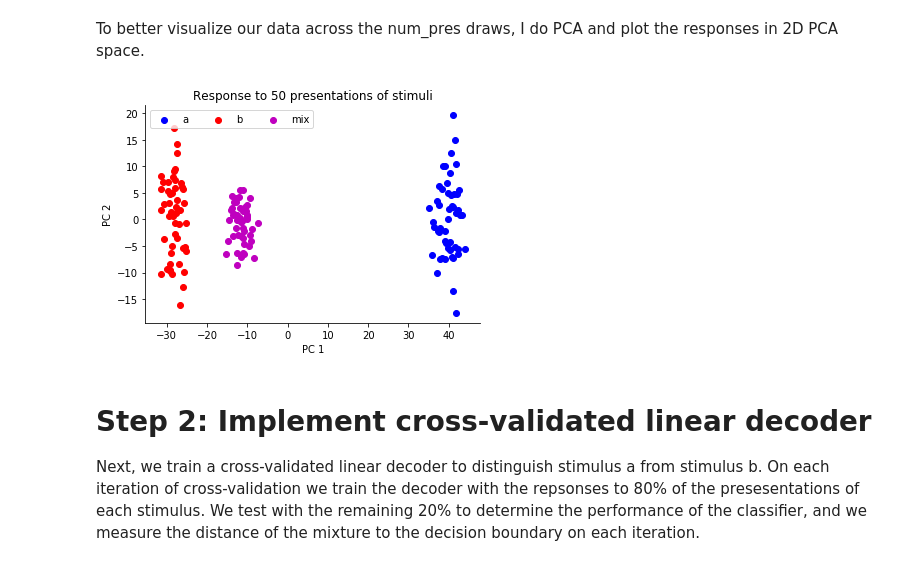
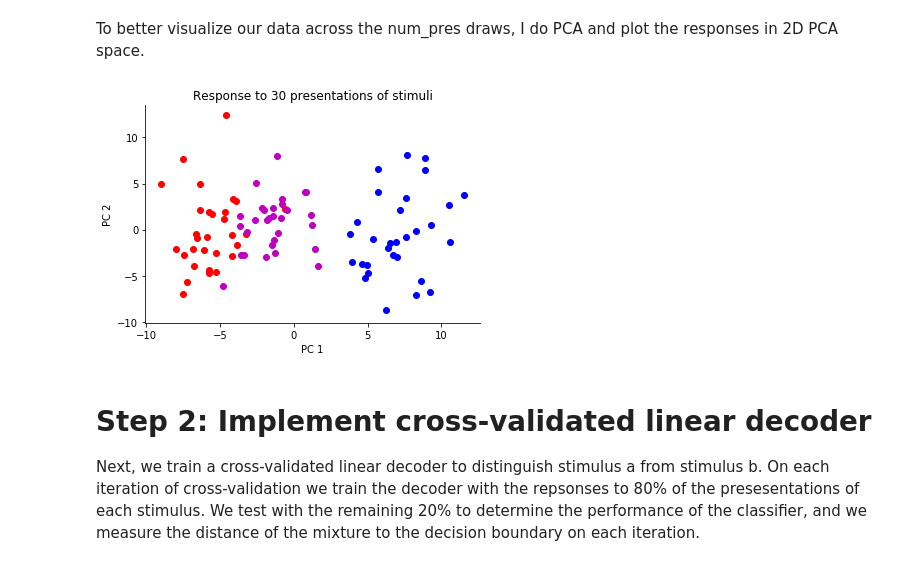
Before and after one commit to chacker17/CSHL22_courseProject, a Jupyter notebook: Multiplexing and population codes.ipynb, the cells around one changed output. Cells and saved outputs as stored; diff of their text form; code cells hidden in the pictures.

Commit message:
project presentation checkpoint

```diff
--- a/Multiplexing and population codes.ipynb
+++ b/Multiplexing and population codes.ipynb
@@ -51,18 +51,18 @@ def gen_samples(num_pres, num_units, prop_maj, theta):
 #     if np.abs(np.degrees(np.arccos(1-distance.cosine(a, b)))-theta) > 0.05: # allow 0.05 degrees of error
 #         raise ValueError('Simulated distance for vector b is incorrect')
 
-    # Plot histogram of responses to A and B
-    w = 1
-    fig, ax = plt.subplots()
-    ax.hist(a, density=True, facecolor='r', alpha=0.75, label='a', bins=np.arange(min(a), max(a) + w, w), rwidth=0.8)
-    ax.hist(b, density=True, facecolor='b', alpha=0.75, label='b', bins=np.arange(min(b), max(b) + w, w), rwidth=0.8)
-    ax.set_ylabel('Proportion of units')
-    ax.set_xlabel('Spike count')
-    ax.set_title('Distribution of ground truth responses to A and B')
-    ax.spines['top'].set_visible(False)
-    ax.spines['right'].set_visible(False)
-    ax.legend()
-    plt.show()
+#     # Plot histogram of responses to A and B
+#     w = 1
+#     fig, ax = plt.subplots()
+#     ax.hist(a, density=True, facecolor='r', alpha=0.75, label='a', bins=np.arange(min(a), max(a) + w, w), rwidth=0.8)
+#     ax.hist(b, density=True, facecolor='b', alpha=0.75, label='b', bins=np.arange(min(b), max(b) + w, w), rwidth=0.8)
+#     ax.set_ylabel('Proportion of units')
+#     ax.set_xlabel('Spike count')
+#     ax.set_title('Distribution of ground truth responses to A and B')
+#     ax.spines['top'].set_visible(False)
+#     ax.spines['right'].set_visible(False)
+#     ax.legend()
+#     plt.show()
 
     # Simulate response of num_pres presentations of each image and images together
     a_draws = np.empty((num_units, num_pres))
@@ -88,8 +88,8 @@ def gen_samples(num_pres, num_units, prop_maj, theta):
 
     return a_draws, b_draws, mix_draws
 
-num_pres = 50 # number of presentations to simulate
-num_units = 500 # number of units in the population (max 534 recorded)
-prop_maj = 0.25 # likelihood of representing stimulus a vs. stimulus b (<0.5 favors b, >0.5 favors a)
-theta = 30 # angle between vectors a and b (deg)
+num_pres = 30 # number of presentations to simulate
+num_units = 50 # number of units in the population (max 534 recorded)
+prop_maj = 0.7 # likelihood of representing stimulus a vs. stimulus b (<0.5 favors b, >0.5 favors a)
+theta = 20 # angle between vectors a and b (deg)
 a_draws, b_draws, mix_draws = gen_samples(num_pres, num_units, prop_maj, theta)
@@ -100,29 +98,29 @@ To better visualize our data across the num_pres draws, I do PCA and plot the re
 # %%
 labels = np.concatenate((np.zeros((1, num_pres)), np.zeros((1, num_pres))+1, np.zeros((1, num_pres))+2), axis=1)
 all_resp = np.concatenate((a_draws, b_draws, mix_draws), axis=1)
 
 # Fit PCA model from sklearn
 pca = PCA(n_components=2)
 pca.fit(all_resp.T)
 pc_activations = pca.transform(all_resp.T)
 
 # Plot for visualization
 fig, ax = plt.subplots()
-c_resp = ['b', 'r', 'm']
+c_resp = ['r', 'b', 'm']
 f_labels = ['a', 'b', 'mix']
 
 for i in range(0, 3):
     ax.scatter(pc_activations[(labels==i).reshape(num_pres*3,), 0], pc_activations[(labels==i).reshape(num_pres*3,), 1], c=c_resp[i], label=f_labels[i])
 
 ax.set_ylabel('PC 2')
 ax.set_xlabel('PC 1')
 ax.set_title('Response to %d presentations of stimuli' % num_pres)
 ax.spines['top'].set_visible(False)
 ax.spines['right'].set_visible(False)
-ax.legend(ncol=3)
+# ax.legend(ncol=3)
 plt.show()
 # %% [output]
-[figure, old version]
+[figure, new version]
 # %% [markdown]
 # Step 2: Implement cross-validated linear decoder
 
```
Also changed, not shown: parts of 11 cells of this notebook, 14 other files.
